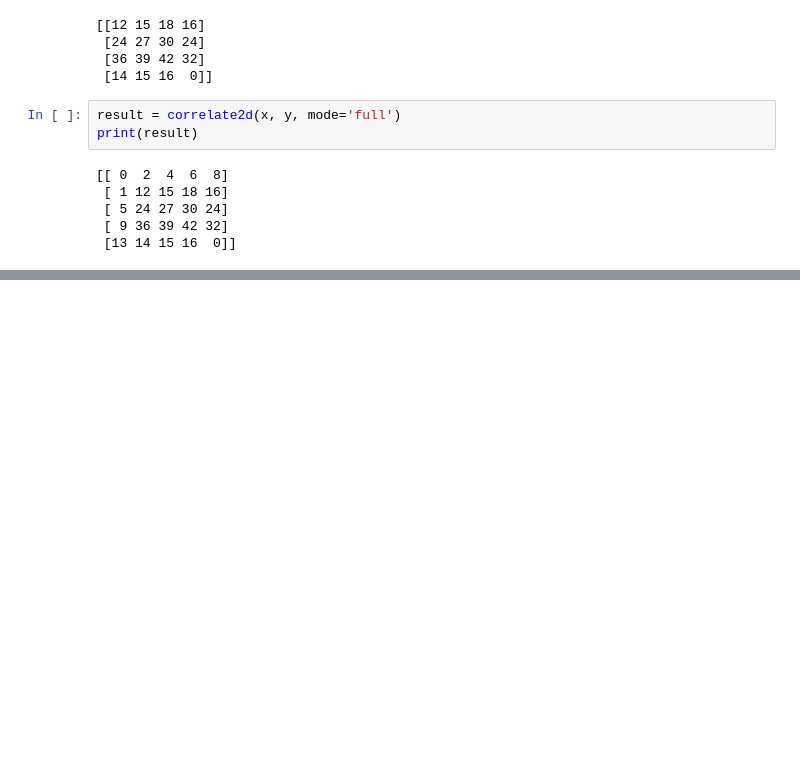
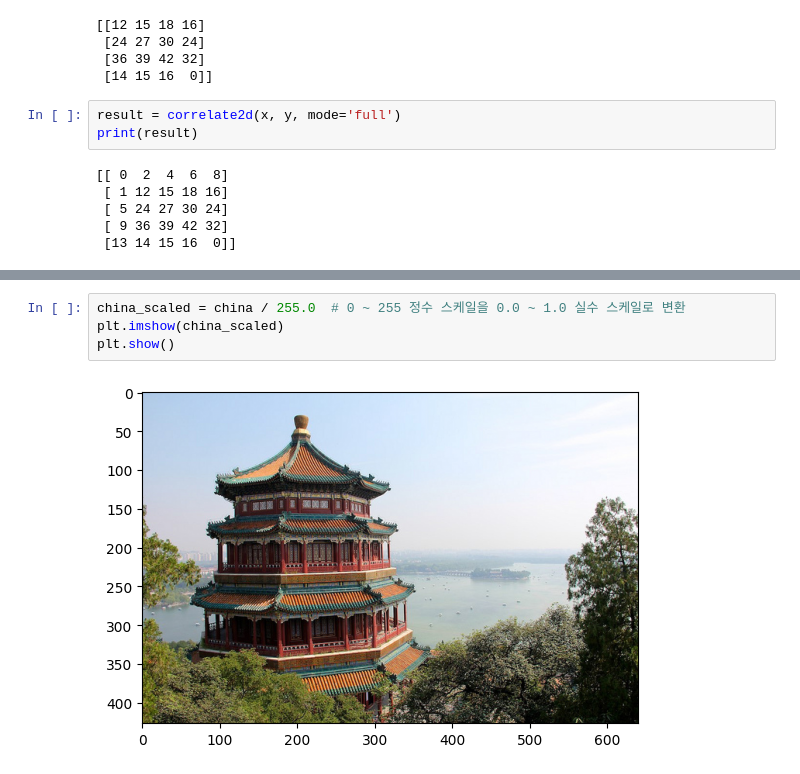
Before and after one commit to JakeOh/202605_BD57, a Jupyter notebook: lab_ml/ml18_cnn.ipynb, the cells around one changed output, grey strips where cells are left out. Cells and saved outputs as stored; diff of their text form; blank space fills up the shorter version.

```diff
--- a/lab_ml/ml18_cnn.ipynb
+++ b/lab_ml/ml18_cnn.ipynb
@@ -149,0 +180,6 @@ print(result)
+# %%
+china_scaled = china / 255.0  # 0 ~ 255 정수 스케일을 0.0 ~ 1.0 실수 스케일로 변환
+plt.imshow(china_scaled)
+plt.show()
+# %% [output]
+[figure, added]
```
Also changed, not shown: parts of 15 cells of this notebook.
